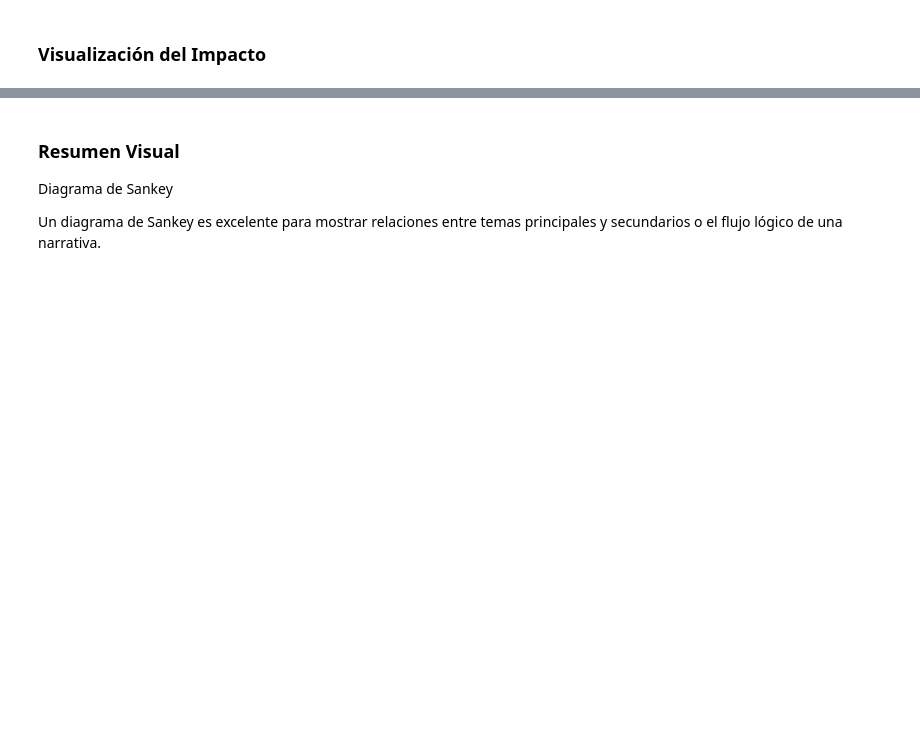
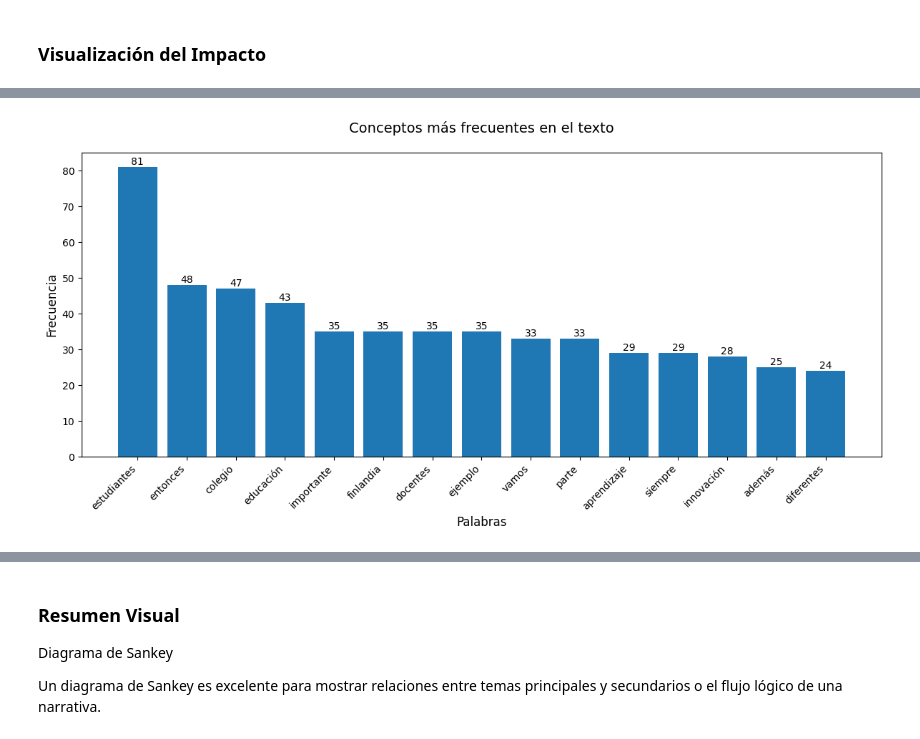
Before and after one commit to davidlealo/TalkTrack, a Jupyter notebook: analisis_seminario_colunga14_01.ipynb, the cells around one changed output, grey strips where cells are left out. Saved outputs shown, nothing was run; the diff lists cells and outputs as text; code cells hidden in the pictures; blank space fills up the shorter version.

```diff
--- a/analisis_seminario_colunga14_01.ipynb
+++ b/analisis_seminario_colunga14_01.ipynb
@@ -1299,0 +1711,91 @@ plt.show()
+# %%
+import matplotlib.pyplot as plt
+from collections import Counter
+from nltk.tokenize import word_tokenize
+from nltk.corpus import stopwords
+from nltk.stem import WordNetLemmatizer
+import nltk
+import re
+
+# Descargar recursos necesarios
+nltk.download('stopwords')
+nltk.download('punkt')
+nltk.download('wordnet')
+nltk.download('omw-1.4')  # Para lematización en múltiples idiomas
+
+def preprocess_text_improved(text):
+    # Convertir a minúsculas
+    text = text.lower()
+
+    # Combinar stopwords en español e inglés
+    stop_words_es = set(stopwords.words('spanish'))
+    stop_words_en = set(stopwords.words('english'))
+    all_stop_words = stop_words_es.union(stop_words_en)
+
+    # Palabras adicionales a excluir (personalizar según necesidades)
+    custom_stops = {
+        'si', 'ok', 'ser', 'etc', 'hacia', 'asi', 'aqui', 'ahi',
+        'manera', 'forma', 'lado', 'vez', 'cada', 'poder', 'hacer',
+        'tener', 'estar', 'haber', 'decir', 'dar', 'ver'
+    }
+    all_stop_words.update(custom_stops)
+
+    # Tokenización
+    tokens = word_tokenize(text)
+
+    # Inicializar lematizador
+    lemmatizer = WordNetLemmatizer()
+
+    # Limpiar y filtrar tokens
+    cleaned_tokens = []
+    for token in tokens:
+        # Solo mantener palabras con letras
+        if re.match(r'^[a-záéíóúñ]+$', token):
+            # Solo palabras con longitud > 3
+            if len(token) > 3:
+                # No incluir stopwords
+                if token not in all_stop_words:
+                    # Lematizar
+                    lemma = lemmatizer.lemmatize(token)
+                    cleaned_tokens.append(lemma)
+
+    return cleaned_tokens
+
+# Procesar el texto
+tokens = preprocess_text_improved(transcription_text)
+
+# Contar las palabras más frecuentes
+word_counts = Counter(tokens)
+most_common_words = word_counts.most_common(15)  # Aumentamos a 15 palabras
+
+# Crear el gráfico
+plt.figure(figsize=(12, 6))
+words, counts = zip(*most_common_words)
+
+# Crear barras con colores
+bars = plt.bar(words, counts)
+plt.title("Conceptos más frecuentes en el texto", fontsize=14, pad=20)
+plt.xlabel("Palabras", fontsize=12)
+plt.ylabel("Frecuencia", fontsize=12)
+
+# Rotar etiquetas y ajustar layout
+plt.xticks(rotation=45, ha='right')
+
+# Añadir valores sobre las barras
+for bar in bars:
+    height = bar.get_height()
+    plt.text(bar.get_x() + bar.get_width()/2., height,
+             f'{int(height)}',
+             ha='center', va='bottom')
+
+# Ajustar layout
+plt.tight_layout()
+
+# Mostrar gráfico
+plt.show()
+
+# Imprimir los conceptos más frecuentes y su conteo
+print("\nConceptos más frecuentes encontrados:")
+for word, count in most_common_words:
+    print(f"{word}: {count} veces")
+# %% [output]
@@ -1299,0 +1808 @@ plt.show()
+[figure, added]
```
Also changed, not shown: parts of 28 cells of this notebook.
